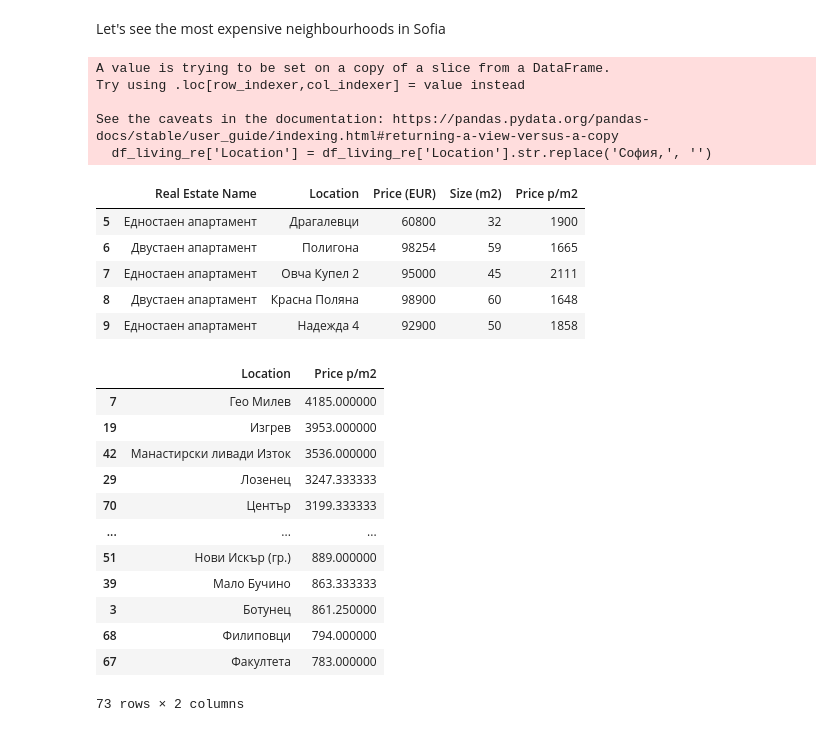
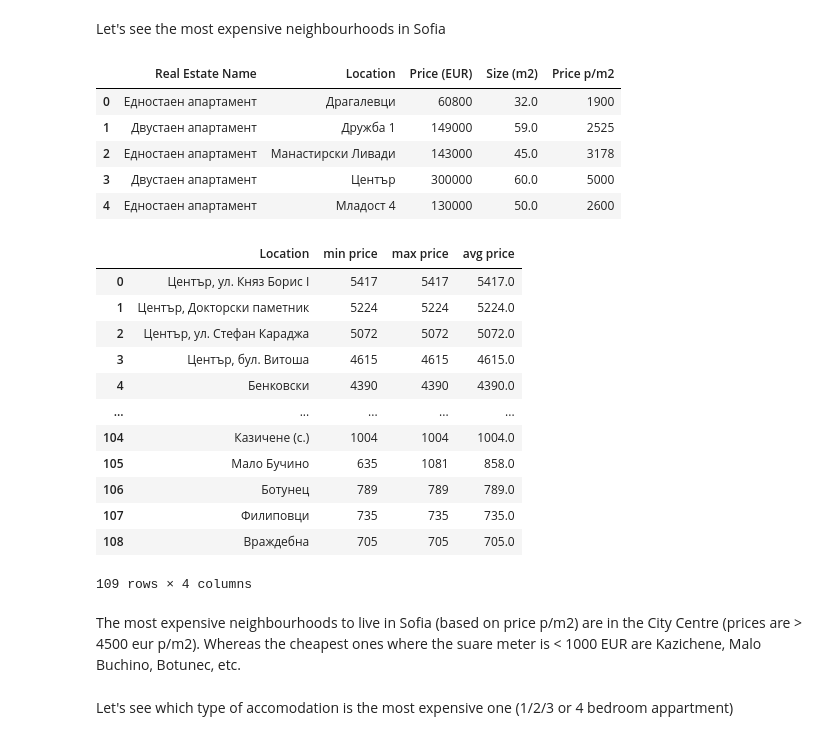
Before and after one commit to ssstoev/Sofia-Real-Estate-Analysis, a Jupyter notebook: real_estate_analysis.ipynb, the cells around one changed output. Drawn from its saved outputs; the diff is of its cells as text; code cells hidden in the pictures.

```diff
--- a/real_estate_analysis.ipynb
+++ b/real_estate_analysis.ipynb
@@ -3,7 +3,7 @@ import pandas as pd
 import re
 import seaborn as sns
 # %%
-df = pd.read_excel('real_estate_sofia_50_pages.xlsx')
+df = pd.read_excel('real_estate_sofia_357_pages.xlsx')
 df.head()
 # %% [output]
 |  | Real Estate Name | Location | Price (EUR) | Size (m2) |
@@ -18,2 +32,5 @@ We can also remove the square meter size from the real estate name.
 
 Some real estates do not have a speicific price (only when you ask)(призапитване)
+# %%
+df.dropna(inplace=True)
+df.info()
@@ -108,35 +96,40 @@ Text(0.5, 1.0, 'Price of living RE in Sofia')
 Let's see the most expensive neighbourhoods in Sofia
 # %%
 # remove Sofia from the Location column
-df_living_re['Location'] = df_living_re['Location'].str.replace('София,', '')
-df_living_re.head()
+df['Location'] = df['Location'].str.replace('София,', '')
+df.head()
 # %% [output]
-A value is trying to be set on a copy of a slice from a DataFrame.
-Try using .loc[row_indexer,col_indexer] = value instead
-
-See the caveats in the documentation: https://pandas.pydata.org/pandas-docs/stable/user_guide/indexing.html#returning-a-view-versus-a-copy
-  df_living_re['Location'] = df_living_re['Location'].str.replace('София,', '')
 |  | Real Estate Name | Location | Price (EUR) | Size (m2) | Price p/m2 |
-| 5 | Едностаен апартамент | Драгалевци | 60800 | 32 | 1900 |
-| 6 | Двустаен апартамент | Полигона | 98254 | 59 | 1665 |
-| 7 | Едностаен апартамент | Овча Купел 2 | 95000 | 45 | 2111 |
-| 8 | Двустаен апартамент | Красна Поляна | 98900 | 60 | 1648 |
-| 9 | Едностаен апартамент | Надежда 4 | 92900 | 50 | 1858 |
+| 0 | Едностаен апартамент | Драгалевци | 60800 | 32.0 | 1900 |
+| 1 | Двустаен апартамент | Дружба 1 | 149000 | 59.0 | 2525 |
+| 2 | Едностаен апартамент | Манастирски Ливади | 143000 | 45.0 | 3178 |
+| 3 | Двустаен апартамент | Център | 300000 | 60.0 | 5000 |
+| 4 | Едностаен апартамент | Младост 4 | 130000 | 50.0 | 2600 |
 # %%
-# Group by neighbourhood to see avg price for each
-df_neighburhood_grouped = df_living_re.groupby('Location')['Price p/m2'].mean().reset_index()
-df_neighburhood_grouped.sort_values(by='Price p/m2', ascending=False)
+# Group by neighbourhood to see min, max and avg price for each neighbourhood
+df_neighburhood_price_grouped = df.groupby('Location')['Price p/m2'].agg(['min', 'max', 'mean']).reset_index()
+
+# rename the column names
+df_neighburhood_price_grouped.rename(columns={'min': 'min price', 'max': 'max price', 'mean': 'avg price'}, inplace=True)
+
+df_neighburhood_price_grouped.sort_values(by='avg price', ascending=False, inplace=True)
+
+df_neighburhood_price_grouped.reset_index(drop=True)
 # %% [output]
-|  | Location | Price p/m2 |
-| 7 | Гео Милев | 4185.000000 |
-| 19 | Изгрев | 3953.000000 |
-| 42 | Манастирски ливади Изток | 3536.000000 |
-| 29 | Лозенец | 3247.333333 |
-| 70 | Център | 3199.333333 |
-| ... | ... | ... |
-| 51 | Нови Искър (гр.) | 889.000000 |
-| 39 | Мало Бучино | 863.333333 |
-| 3 | Ботунец | 861.250000 |
-| 68 | Филиповци | 794.000000 |
-| 67 | Факултета | 783.000000 |
+|  | Location | min price | max price | avg price |
+| 0 | Център, ул. Княз Борис І | 5417 | 5417 | 5417.0 |
+| 1 | Център, Докторски паметник | 5224 | 5224 | 5224.0 |
+| 2 | Център, ул. Стефан Караджа | 5072 | 5072 | 5072.0 |
+| 3 | Център, бул. Витоша | 4615 | 4615 | 4615.0 |
+| 4 | Бенковски | 4390 | 4390 | 4390.0 |
+| ... | ... | ... | ... | ... |
+| 104 | Казичене (с.) | 1004 | 1004 | 1004.0 |
+| 105 | Мало Бучино | 635 | 1081 | 858.0 |
+| 106 | Ботунец | 789 | 789 | 789.0 |
+| 107 | Филиповци | 735 | 735 | 735.0 |
+| 108 | Враждебна | 705 | 705 | 705.0 |
-73 rows × 2 columns
+109 rows × 4 columns
+# %% [markdown]
+The most expensive neighbourhoods to live in Sofia (based on price p/m2) are in the City Centre (prices are > 4500 eur p/m2). Whereas the cheapest ones where the suare meter is < 1000 EUR are Kazichene, Malo Buchino, Botunec, etc.
+# %% [markdown]
+Let's see which type of accomodation is the most expensive one (1/2/3 or 4 bedroom appartment)
```
Also changed, not shown: parts of 20 cells of this notebook, 2 other files.
